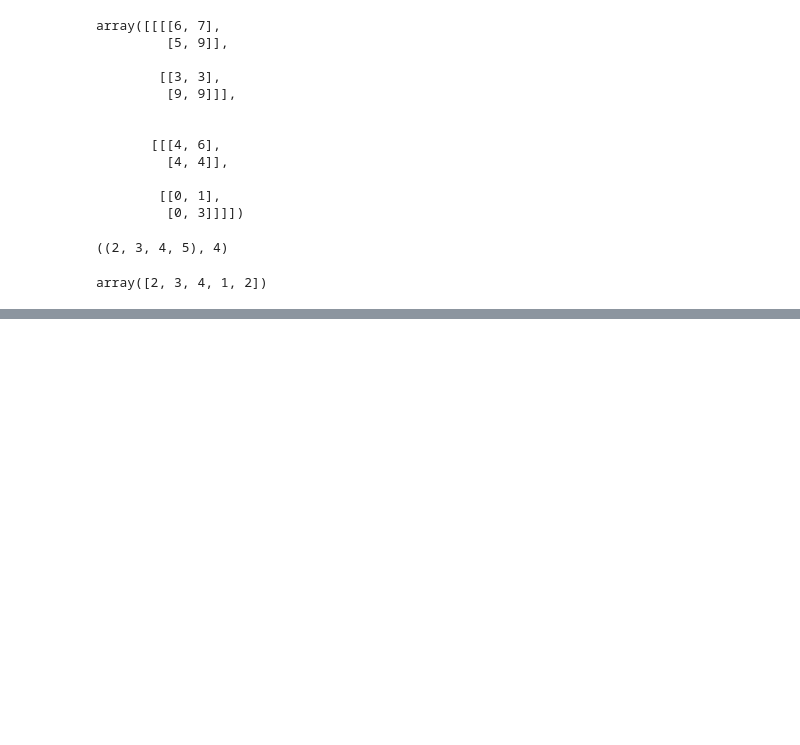
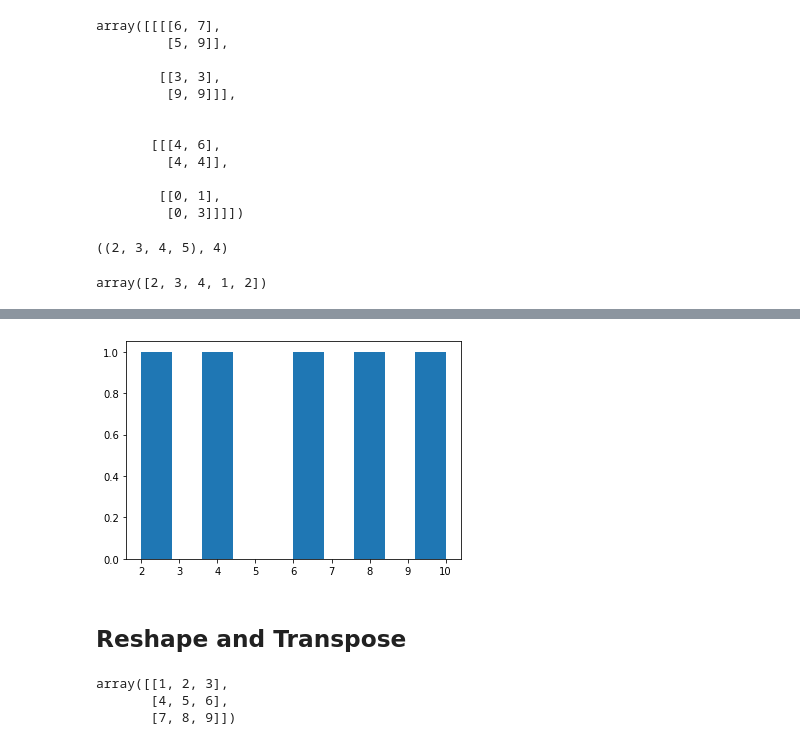
Before and after one commit to Jai3-ui/Machine-Learning-, a Jupyter notebook: Libraries/Numpy/Numpy.ipynb, the cells around one changed output, grey strips where cells are left out. Drawn from its saved outputs; the diff is of its cells as text; code cells hidden in the pictures; blank space fills up the shorter version.

```diff
--- a/Libraries/Numpy/Numpy.ipynb
+++ b/Libraries/Numpy/Numpy.ipynb
@@ -407,0 +508,13 @@ array([0.        , 0.69314718, 1.09861229, 1.38629436, 1.60943791])
+# %%
+plt.hist(low_var_arr)
+plt.show()
+# %% [output]
+[figure, added]
+# %% [markdown]
+## Reshape and Transpose
+# %%
+a3
+# %% [output]
+array([[1, 2, 3],
+       [4, 5, 6],
+       [7, 8, 9]])
```
Also changed, not shown: parts of 78 cells of this notebook.
